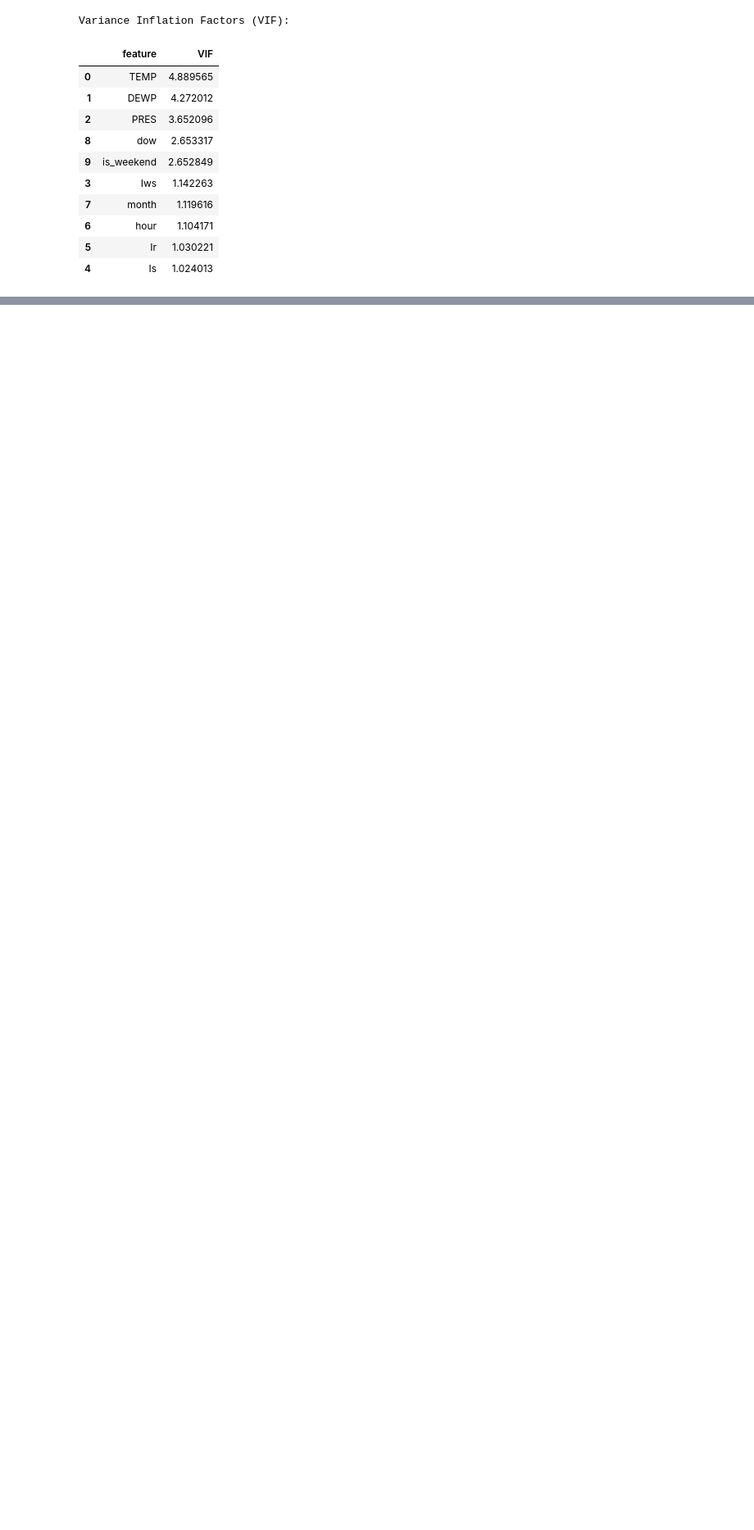
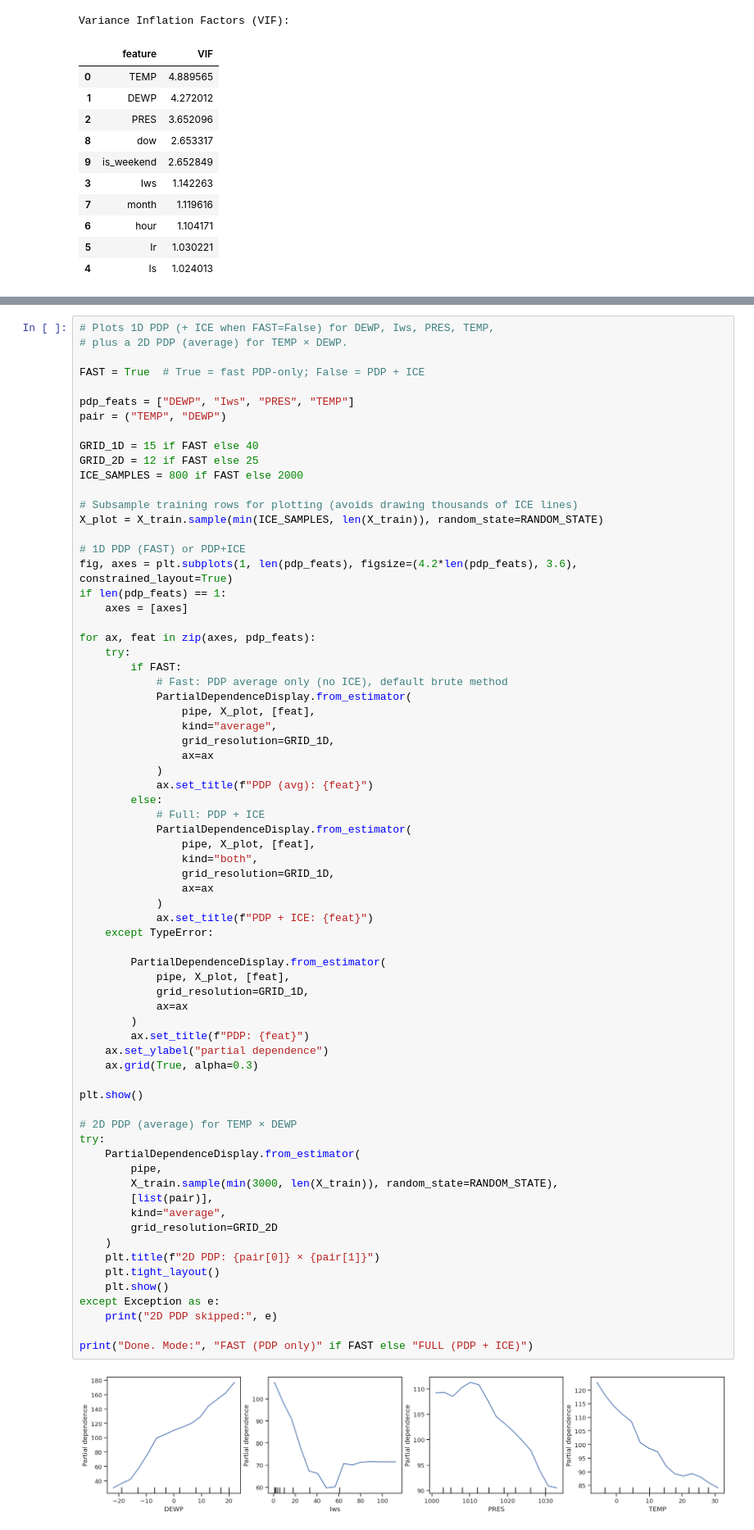
Before and after one commit to mobasserulHaque/Explainable-Techniques-II, a Jupyter notebook: Assignment4_Explainable_Techniques_2.ipynb, the cells around one changed output, grey strips where cells are left out. Shown: that part at 82% size. Saved outputs shown, nothing was run; the diff lists cells and outputs as text; blank space fills up the shorter version.

```diff
--- a/Assignment4_Explainable_Techniques_2.ipynb
+++ b/Assignment4_Explainable_Techniques_2.ipynb
@@ -347,0 +374,72 @@ Variance Inflation Factors (VIF):
+# %%
+# Plots 1D PDP (+ ICE when FAST=False) for DEWP, Iws, PRES, TEMP,
+# plus a 2D PDP (average) for TEMP × DEWP.
+
+FAST = True  # True = fast PDP-only; False = PDP + ICE
+
+pdp_feats = ["DEWP", "Iws", "PRES", "TEMP"]
+pair = ("TEMP", "DEWP")
+
+GRID_1D = 15 if FAST else 40
+GRID_2D = 12 if FAST else 25
+ICE_SAMPLES = 800 if FAST else 2000
+
+# Subsample training rows for plotting (avoids drawing thousands of ICE lines)
+X_plot = X_train.sample(min(ICE_SAMPLES, len(X_train)), random_state=RANDOM_STATE)
+
+# 1D PDP (FAST) or PDP+ICE
+fig, axes = plt.subplots(1, len(pdp_feats), figsize=(4.2*len(pdp_feats), 3.6), constrained_layout=True)
+if len(pdp_feats) == 1:
+    axes = [axes]
+
+for ax, feat in zip(axes, pdp_feats):
+    try:
+        if FAST:
+            # Fast: PDP average only (no ICE), default brute method
+            PartialDependenceDisplay.from_estimator(
+                pipe, X_plot, [feat],
+                kind="average",
+                grid_resolution=GRID_1D,
+                ax=ax
+            )
+            ax.set_title(f"PDP (avg): {feat}")
+        else:
+            # Full: PDP + ICE
+            PartialDependenceDisplay.from_estimator(
+                pipe, X_plot, [feat],
+                kind="both",
+                grid_resolution=GRID_1D,
+                ax=ax
+            )
+            ax.set_title(f"PDP + ICE: {feat}")
+    except TypeError:
+
+        PartialDependenceDisplay.from_estimator(
+            pipe, X_plot, [feat],
+            grid_resolution=GRID_1D,
+            ax=ax
+        )
+        ax.set_title(f"PDP: {feat}")
+    ax.set_ylabel("partial dependence")
+    ax.grid(True, alpha=0.3)
+
+plt.show()
+
+# 2D PDP (average) for TEMP × DEWP
+try:
+    PartialDependenceDisplay.from_estimator(
+        pipe,
+        X_train.sample(min(3000, len(X_train)), random_state=RANDOM_STATE),
+        [list(pair)],
+        kind="average",
+        grid_resolution=GRID_2D
+    )
+    plt.title(f"2D PDP: {pair[0]} × {pair[1]}")
+    plt.tight_layout()
+    plt.show()
+except Exception as e:
+    print("2D PDP skipped:", e)
+
+print("Done. Mode:", "FAST (PDP only)" if FAST else "FULL (PDP + ICE)")
+# %% [output]
+[figure, added]
```
Also changed, not shown: parts of 7 cells of this notebook.
